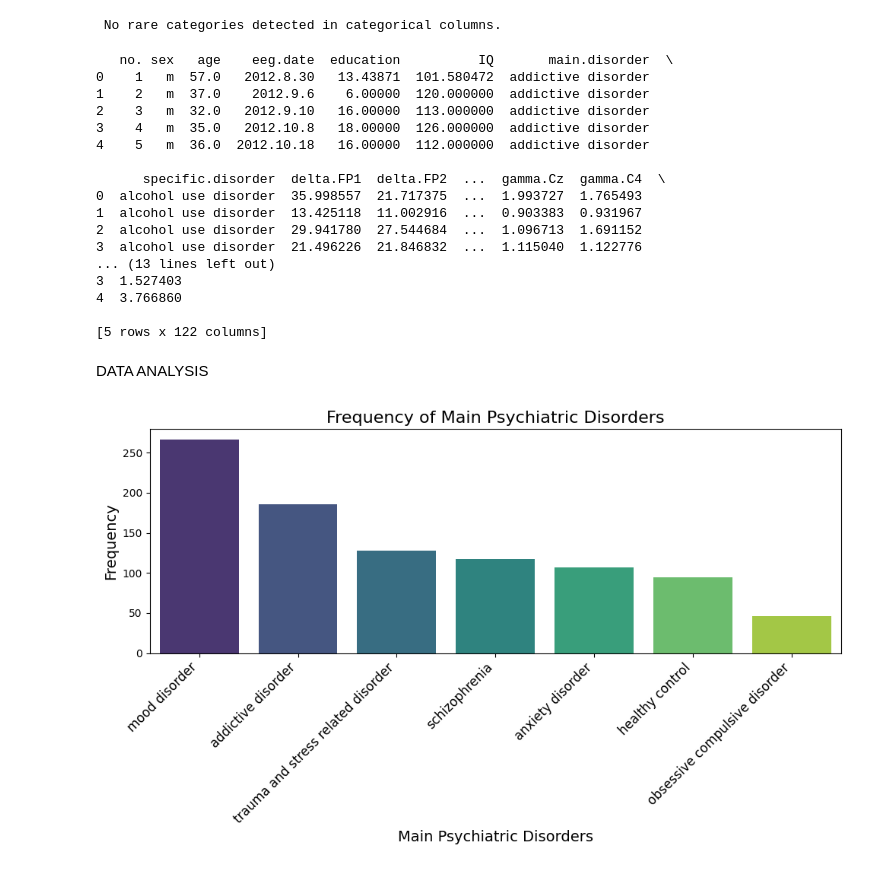
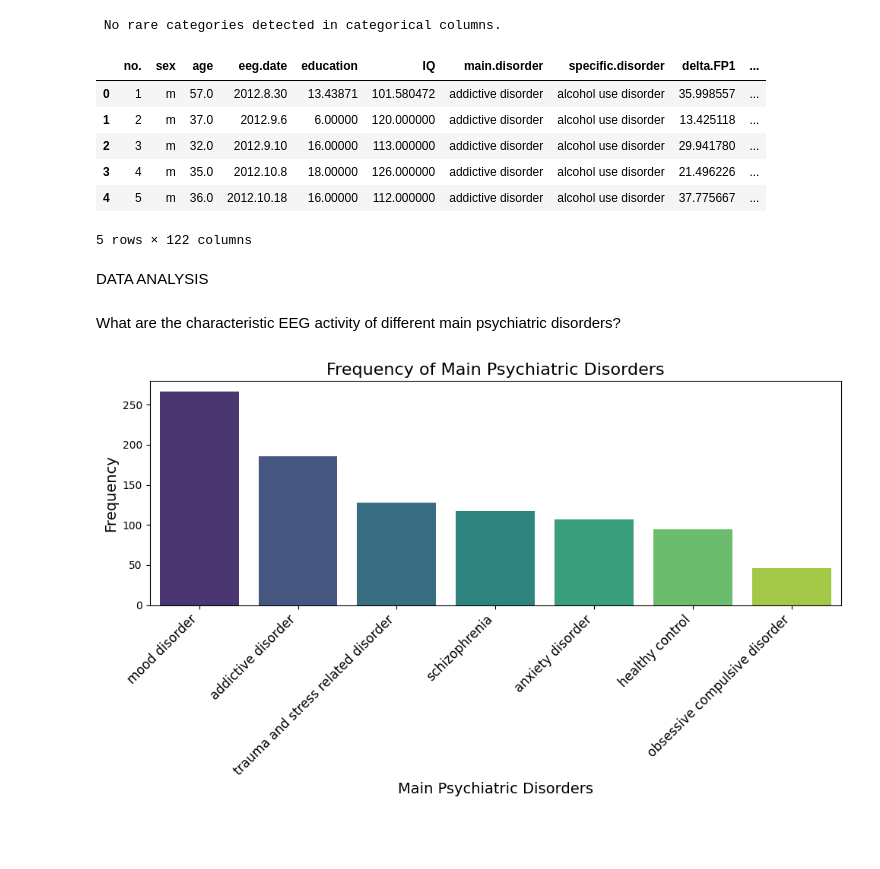
Before and after one commit to ohadgonen/python_final_project, a Jupyter notebook: main.ipynb, the cells around one changed output. Drawn from its saved outputs; the diff is of its cells as text; code cells hidden in the pictures; blank space fills up the shorter version.

```diff
--- a/main.ipynb
+++ b/main.ipynb
@@ -100,26 +102,16 @@ check_for_categorical_outliers(cleaned_df)
 # %%
 # Reformat the electrode columns from prefix.band.type.channel to band.channel.
 from src.data_cleaning import reformat_electrode_columns as reformat_electrode_columns
 cleaned_df = reformat_electrode_columns(cleaned_df)
-print(cleaned_df.head())
+cleaned_df.head()
 # %% [output]
+|  | no. | sex | age | eeg.date | education | IQ | main.disorder | specific.disorder | delta.FP1 | ... |
+| 0 | 1 | m | 57.0 | 2012.8.30 | 13.43871 | 101.580472 | addictive disorder | alcohol use disorder | 35.998557 | ... |
+| 1 | 2 | m | 37.0 | 2012.9.6 | 6.00000 | 120.000000 | addictive disorder | alcohol use disorder | 13.425118 | ... |
+| 2 | 3 | m | 32.0 | 2012.9.10 | 16.00000 | 113.000000 | addictive disorder | alcohol use disorder | 29.941780 | ... |
+| 3 | 4 | m | 35.0 | 2012.10.8 | 18.00000 | 126.000000 | addictive disorder | alcohol use disorder | 21.496226 | ... |
+| 4 | 5 | m | 36.0 | 2012.10.18 | 16.00000 | 112.000000 | addictive disorder | alcohol use disorder | 37.775667 | ... |
-   no. sex   age    eeg.date  education          IQ       main.disorder  \
-0    1   m  57.0   2012.8.30   13.43871  101.580472  addictive disorder
-1    2   m  37.0    2012.9.6    6.00000  120.000000  addictive disorder
-2    3   m  32.0   2012.9.10   16.00000  113.000000  addictive disorder
-3    4   m  35.0   2012.10.8   18.00000  126.000000  addictive disorder
-4    5   m  36.0  2012.10.18   16.00000  112.000000  addictive disorder
-
-      specific.disorder  delta.FP1  delta.FP2  ...  gamma.Cz  gamma.C4  \
-0  alcohol use disorder  35.998557  21.717375  ...  1.993727  1.765493
-1  alcohol use disorder  13.425118  11.002916  ...  0.903383  0.931967
-2  alcohol use disorder  29.941780  27.544684  ...  1.096713  1.691152
-3  alcohol use disorder  21.496226  21.846832  ...  1.115040  1.122776
-... (13 lines left out)
-3  1.527403
-4  3.766860
-
-[5 rows x 122 columns]
+5 rows × 122 columns
 # %%
 # We will leave all of the values in the eeg data columns because we don't wish to modify it.
 # %%
@@ -130,4 +122,6 @@ df = cleaned_df
 df.to_csv('/Users/ohadgonen/Desktop/Neuroscience/Year 2/1st semester/Advenced programming in Python/מטלות בית/python_final_project/cleaned_eeg_data.csv', index=False)
 # %% [markdown]
 DATA ANALYSIS
+# %% [markdown]
+What are the characteristic EEG activity of different main psychiatric disorders?
 # %%
```
Also changed, not shown: parts of 10 cells of this notebook, 14 other files.
